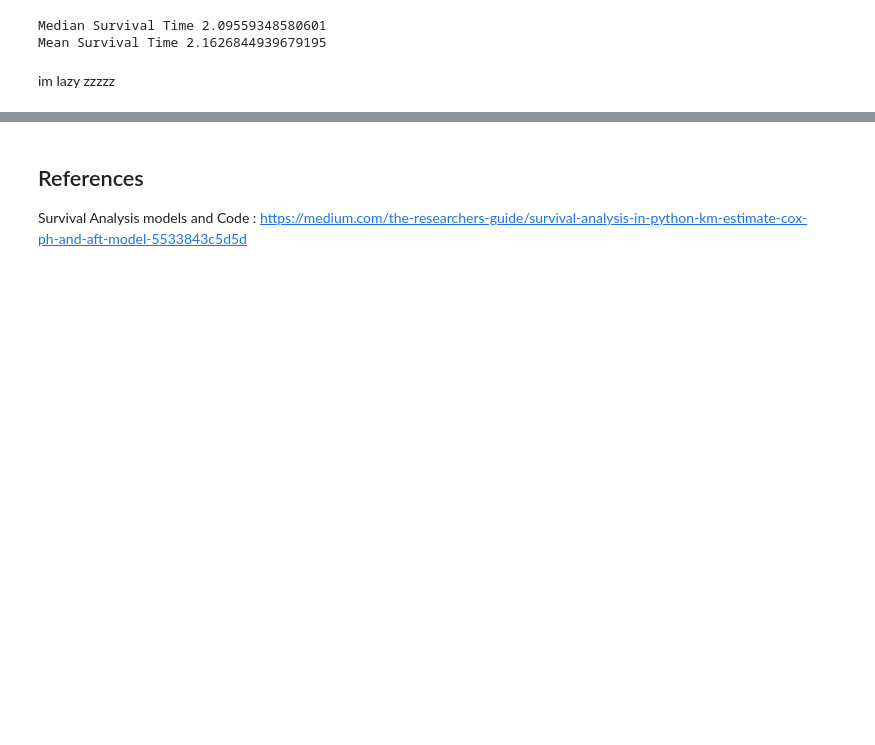
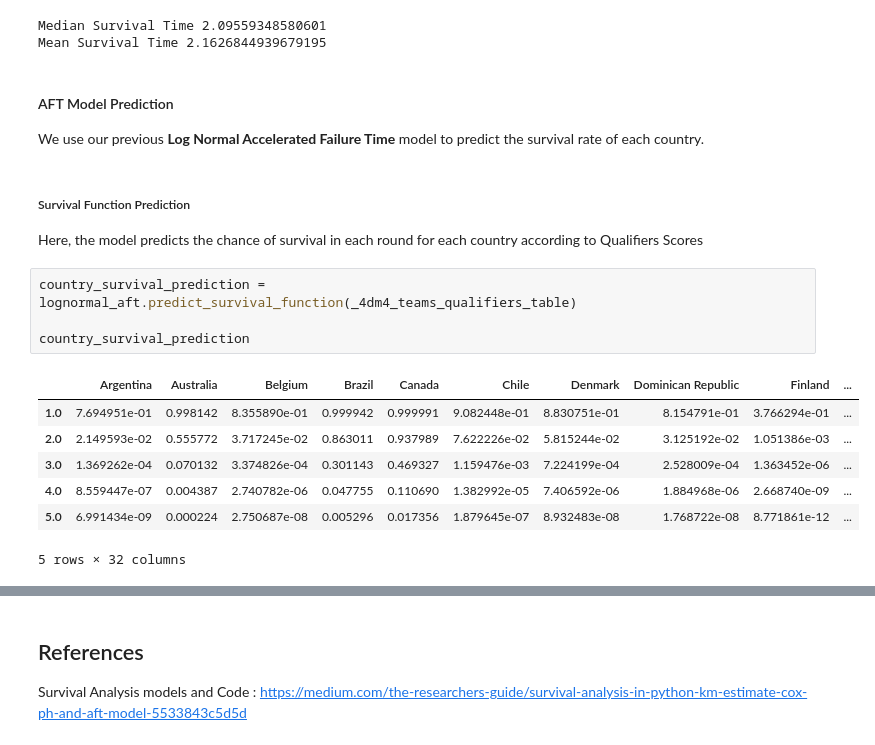
Before and after one commit to polytetralhx/4dm4analysis, a Jupyter notebook: survival.ipynb, the cells around one changed output, grey strips where cells are left out. Saved outputs shown, nothing was run; the diff lists cells and outputs as text; blank space fills up the shorter version.

```diff
--- a/survival.ipynb
+++ b/survival.ipynb
@@ -405,5 +406,23 @@ print("Mean Survival Time", lognormal_aft.mean_survival_time_)
 # %% [output]
 Median Survival Time 2.09559348580601
 Mean Survival Time 2.1626844939679195
-# %% [markdown]
-im lazy zzzzz
+# %% [markdown]
+#### AFT Model Prediction
+
+We use our previous **Log Normal Accelerated Failure Time** model to predict the survival rate of each country.
+# %% [markdown]
+##### Survival Function Prediction
+
+Here, the model predicts the chance of survival in each round for each country according to Qualifiers Scores
+# %%
+country_survival_prediction = lognormal_aft.predict_survival_function(_4dm4_teams_qualifiers_table)
+
+country_survival_prediction
+# %% [output]
+|  | Argentina | Australia | Belgium | Brazil | Canada | Chile | Denmark | Dominican Republic | Finland | ... |
+| 1.0 | 7.694951e-01 | 0.998142 | 8.355890e-01 | 0.999942 | 0.999991 | 9.082448e-01 | 8.830751e-01 | 8.154791e-01 | 3.766294e-01 | ... |
+| 2.0 | 2.149593e-02 | 0.555772 | 3.717245e-02 | 0.863011 | 0.937989 | 7.622226e-02 | 5.815244e-02 | 3.125192e-02 | 1.051386e-03 | ... |
+| 3.0 | 1.369262e-04 | 0.070132 | 3.374826e-04 | 0.301143 | 0.469327 | 1.159476e-03 | 7.224199e-04 | 2.528009e-04 | 1.363452e-06 | ... |
+| 4.0 | 8.559447e-07 | 0.004387 | 2.740782e-06 | 0.047755 | 0.110690 | 1.382992e-05 | 7.406592e-06 | 1.884968e-06 | 2.668740e-09 | ... |
+| 5.0 | 6.991434e-09 | 0.000224 | 2.750687e-08 | 0.005296 | 0.017356 | 1.879645e-07 | 8.932483e-08 | 1.768722e-08 | 8.771861e-12 | ... |
+5 rows × 32 columns
```
Also changed, not shown: parts of 12 cells of this notebook.
